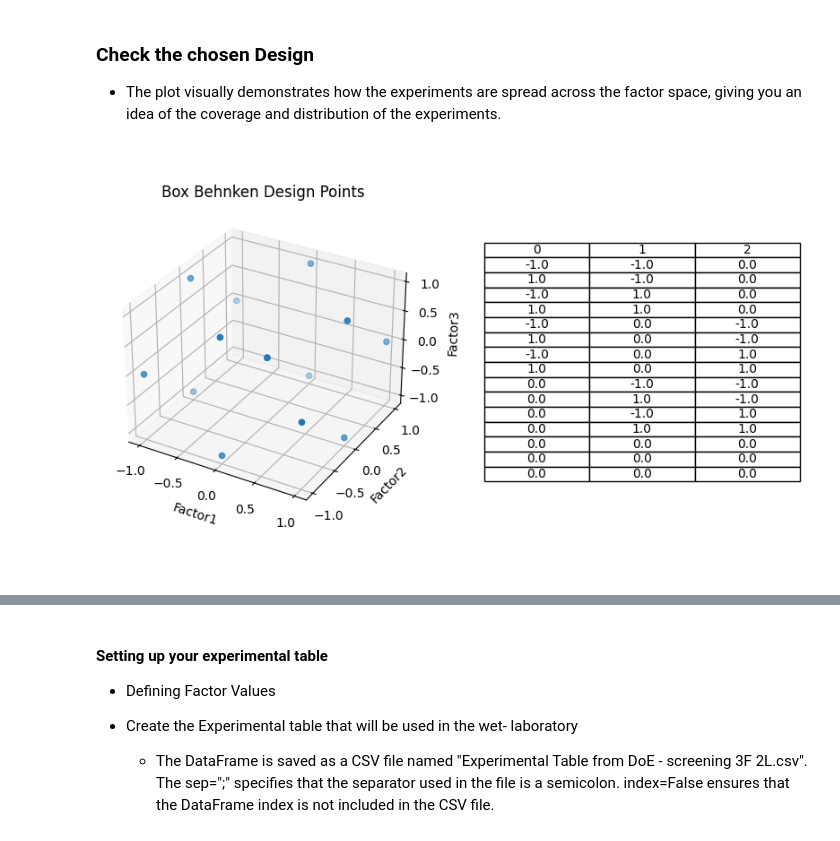
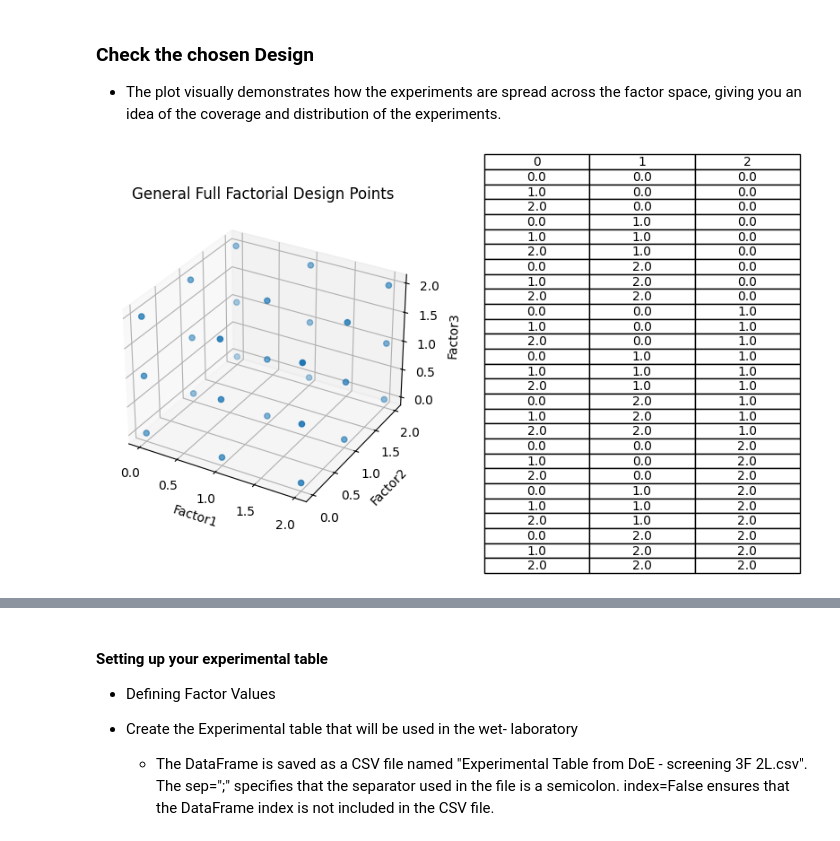
Before and after one commit to RicardoMBorges/DoE_pipeline, a Jupyter notebook: pyDOE.ipynb, the cells around one changed output, grey strips where cells are left out. Drawn from its saved outputs; the diff is of its cells as text; code cells hidden in the pictures.

```diff
--- a/pyDOE.ipynb
+++ b/pyDOE.ipynb
@@ -76,29 +84,29 @@ def create_design(design_type, *args):
 
 * The plot visually demonstrates how the experiments are spread across the factor space, giving you an idea of the coverage and distribution of the experiments.
 # %%
-design_use = "Box Behnken"
+design_use = "General Full Factorial"
 
-design_table = create_design(design_use,3)
+design_table = create_design(design_use,[3,3,3])
 
 # Create the 3D scatter plot
 fig = plt.figure(figsize=(10, 6))
 ax = fig.add_subplot(121, projection='3d')  # Changed to 121 to accommodate two plots side by side
 ax.scatter(design_table[0], design_table[1], design_table[2])
 
 # Set labels and title
 ax.set_xlabel('Factor1'); ax.set_ylabel('Factor2'); ax.set_zlabel('Factor3')
 ax.set_title(f"{design_use} Design Points")
 
 # Display the DataFrame next to the plot
 plt.subplot(122)  # Position for the table
 plt.axis('off')  # Turn off axis
 plt.table(cellText=design_table.values, colLabels=design_table.columns, cellLoc = 'center', loc='center')
 plt.show()
 
 # Alternatively, if you just want to display it as a DataFrame and not as a table in the plot
 #display(design_table)
 # %% [output]
-[figure, old version]
+[figure, new version]
 # %%
 # Create a 3D scatter plot
 fig = go.Figure(data=[go.Scatter3d(
```
Also changed, not shown: parts of 7 cells of this notebook, 1 other file.
